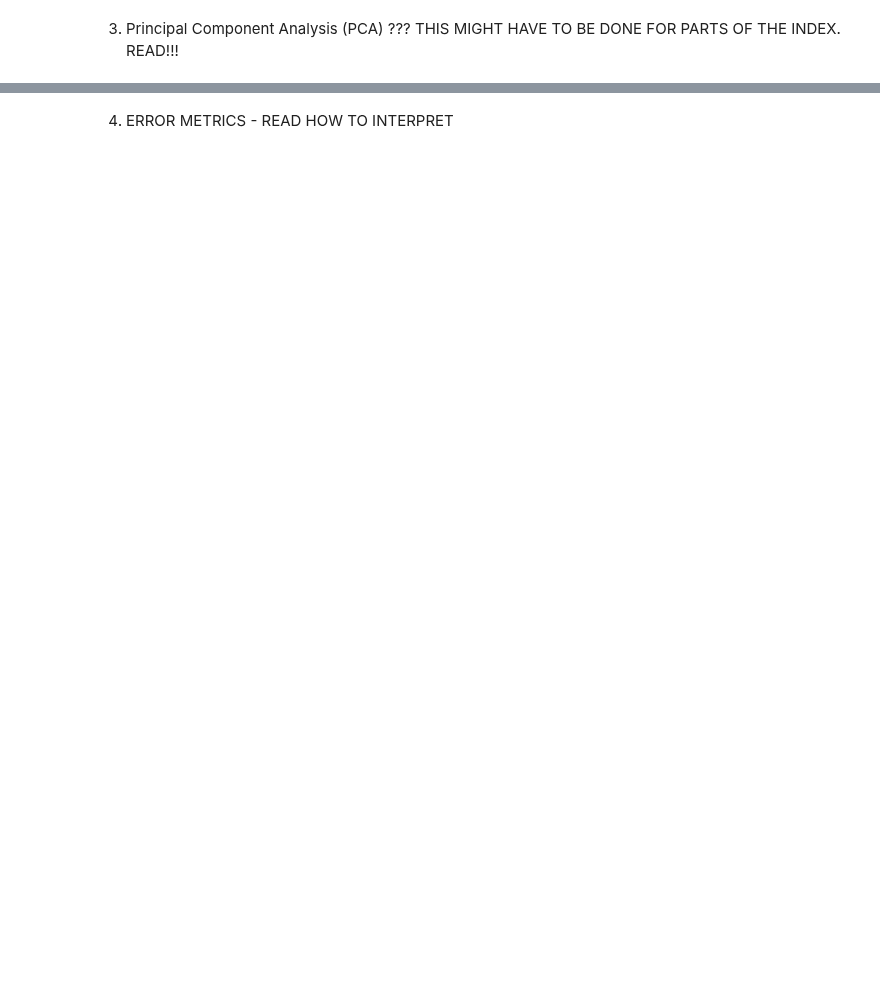
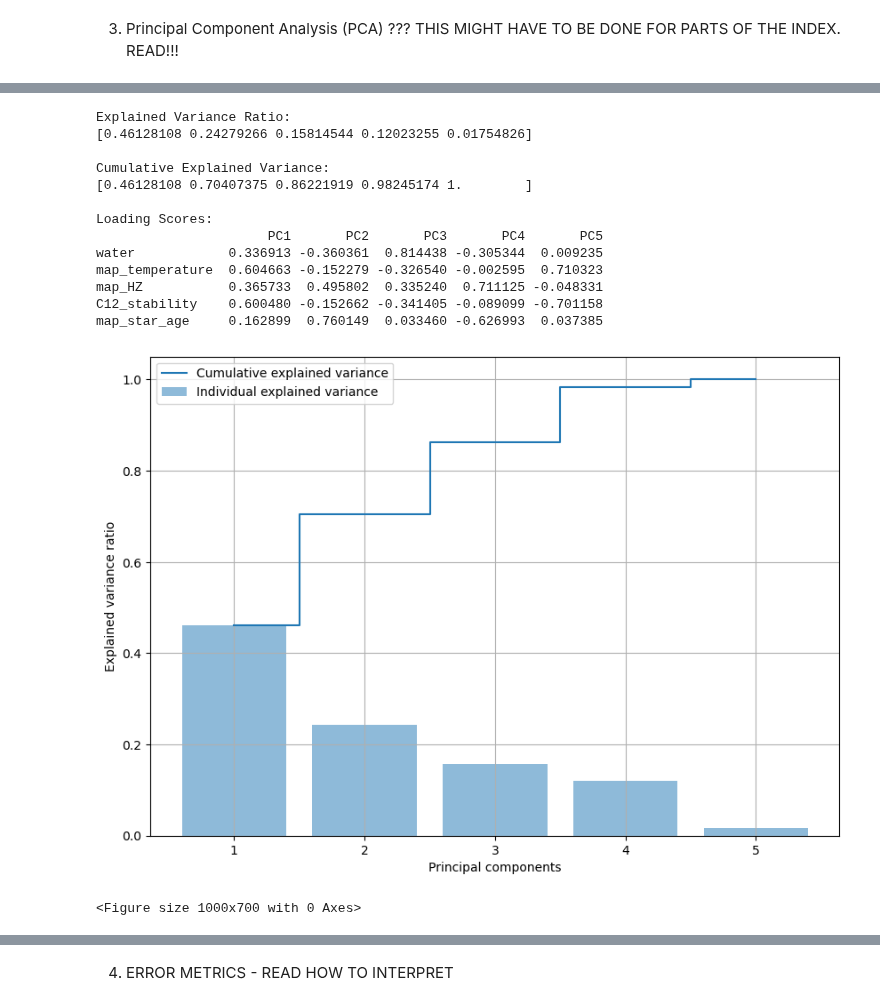
Before and after one commit to Sasha-Kondakova/Habitability-Index, a Jupyter notebook: code/Validation.ipynb, the cells around one changed output, grey strips where cells are left out. Saved outputs shown, nothing was run; the diff lists cells and outputs as text; code cells hidden in the pictures; blank space fills up the shorter version.

```diff
--- a/code/Validation.ipynb
+++ b/code/Validation.ipynb
@@ -139,0 +178,76 @@ Cumulative Explained Variance Ratio: [0.70692597 0.92184789 1.        ]
+# %%
+import pandas as pd
+from sklearn.decomposition import PCA
+import matplotlib.pyplot as plt
+from sklearn.preprocessing import StandardScaler
+
+# Example DataFrame
+
+
+df = pd.DataFrame(data)
+
+# Separate the features and the target variable
+features = ['water', 'map_temperature', 'map_HZ', 'C12_stability', 'map_star_age']
+X = df[features]
+y = df['HUI_SLOJNIY']
+
+# Standardize the features
+scaler = StandardScaler()
+X_scaled = scaler.fit_transform(X)
+
+# Perform PCA
+pca = PCA()
+X_pca = pca.fit_transform(X_scaled)
+
+# Create a DataFrame with principal components
+df_pca = pd.DataFrame(data=X_pca, columns=[f'PC{i+1}' for i in range(X_pca.shape[1])])
+
+# Explained variance
+explained_variance = pca.explained_variance_ratio_
+cumulative_explained_variance = explained_variance.cumsum()
+
+print("Explained Variance Ratio:")
+print(explained_variance)
+print("\nCumulative Explained Variance:")
+print(cumulative_explained_variance)
+
+# Loading scores
+loading_scores = pd.DataFrame(pca.components_.T, index=features, columns=[f'PC{i+1}' for i in range(X_pca.shape[1])])
+print("\nLoading Scores:")
+print(loading_scores)
+
+# Plot the explained variance
+plt.figure(figsize=(10, 7))
+plt.bar(range(1, len(explained_variance) + 1), explained_variance, alpha=0.5, align='center', label='Individual explained variance')
+plt.step(range(1, len(cumulative_explained_variance) + 1), cumulative_explained_variance, where='mid', label='Cumulative explained variance')
+plt.xlabel('Principal components')
+plt.ylabel('Explained variance ratio')
+plt.legend(loc='best')
+plt.grid()
+plt.show()
+
+# Visualize Loading Scores
+plt.figure(figsize=(10, 7))
+loading_scores.plot(kind='bar')
+plt.title('Loading Scores for Each Principal Component')
+plt.xlabel('Features')
+plt.ylabel('Loading Scores')
+plt.legend(title='Principal Components')
+plt.grid()
+plt.show()
+# %% [output]
+Explained Variance Ratio:
+[0.46128108 0.24279266 0.15814544 0.12023255 0.01754826]
+
+Cumulative Explained Variance:
+[0.46128108 0.70407375 0.86221919 0.98245174 1.        ]
+
+Loading Scores:
+                      PC1       PC2       PC3       PC4       PC5
+water            0.336913 -0.360361  0.814438 -0.305344  0.009235
+map_temperature  0.604663 -0.152279 -0.326540 -0.002595  0.710323
+map_HZ           0.365733  0.495802  0.335240  0.711125 -0.048331
+C12_stability    0.600480 -0.152662 -0.341405 -0.089099 -0.701158
+map_star_age     0.162899  0.760149  0.033460 -0.626993  0.037385
+[figure, added]
+<Figure size 1000x700 with 0 Axes>
```
Also changed, not shown: parts of 9 cells of this notebook, 2 other files.
